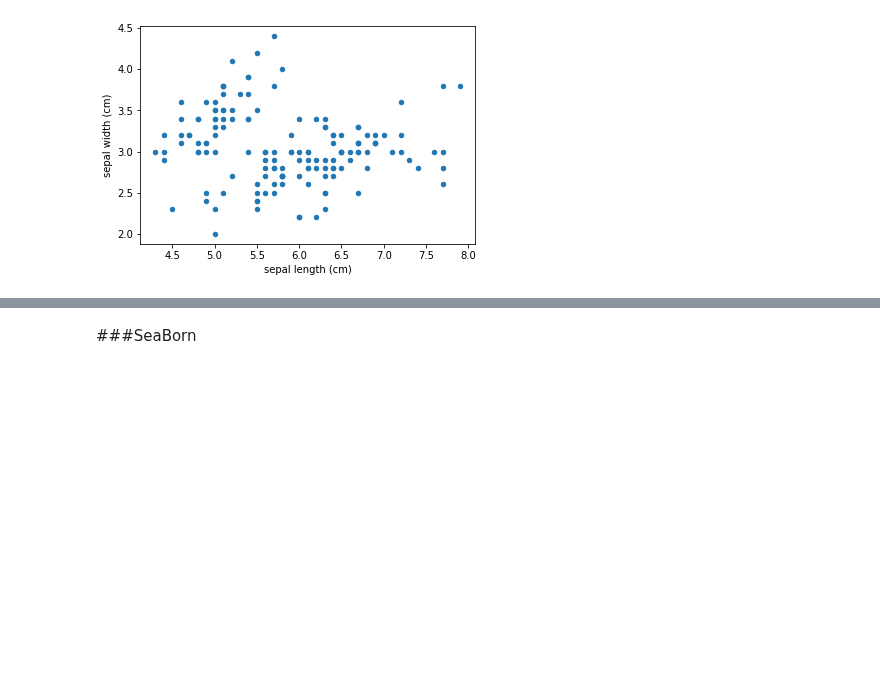
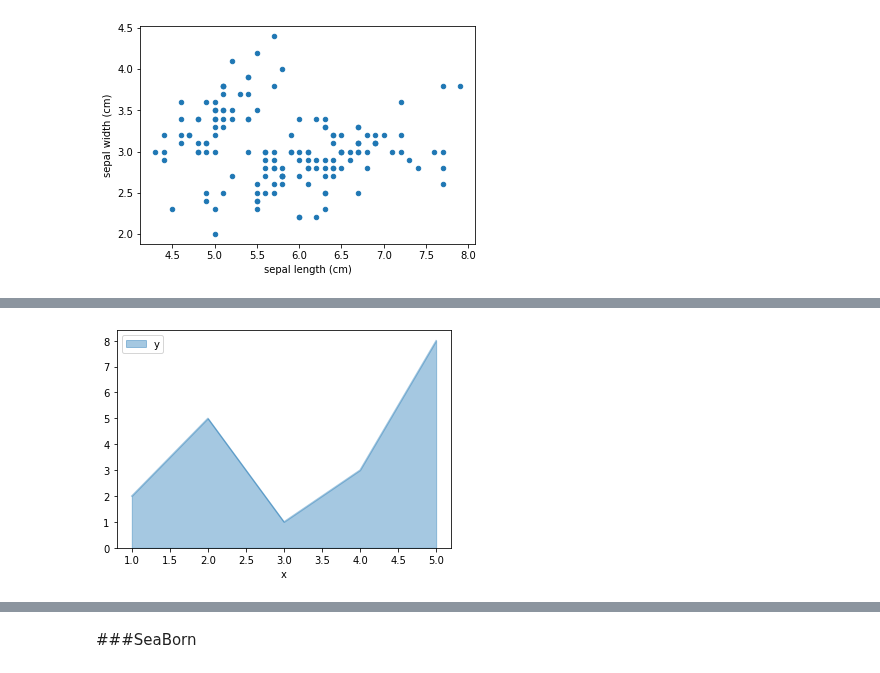
Before and after one commit to jcjimenezb123/ProgramacionPython, a Jupyter notebook: DataFrames.ipynb, the cells around one changed output, grey strips where cells are left out. Cells and saved outputs as stored; diff of their text form; code cells hidden in the pictures; blank space fills up the shorter version.

```diff
--- a/DataFrames.ipynb
+++ b/DataFrames.ipynb
@@ -700,0 +663,9 @@ df.plot(kind='scatter',x='sepal length (cm)',y='sepal width (cm)');
+# %%
+x=[1,2,3,4,5]
+y=[2,5,1,3,8]
+z=["rojo","blanco","azul","verde","magenta"]
+df2=pd.DataFrame(data={"x":x,"y":y},index=z)
+# %%
+df2.plot(kind='area',x='x',y='y',alpha=0.4);
+# %% [output]
+[figure, added]
```
Also changed, not shown: parts of 41 cells of this notebook.
